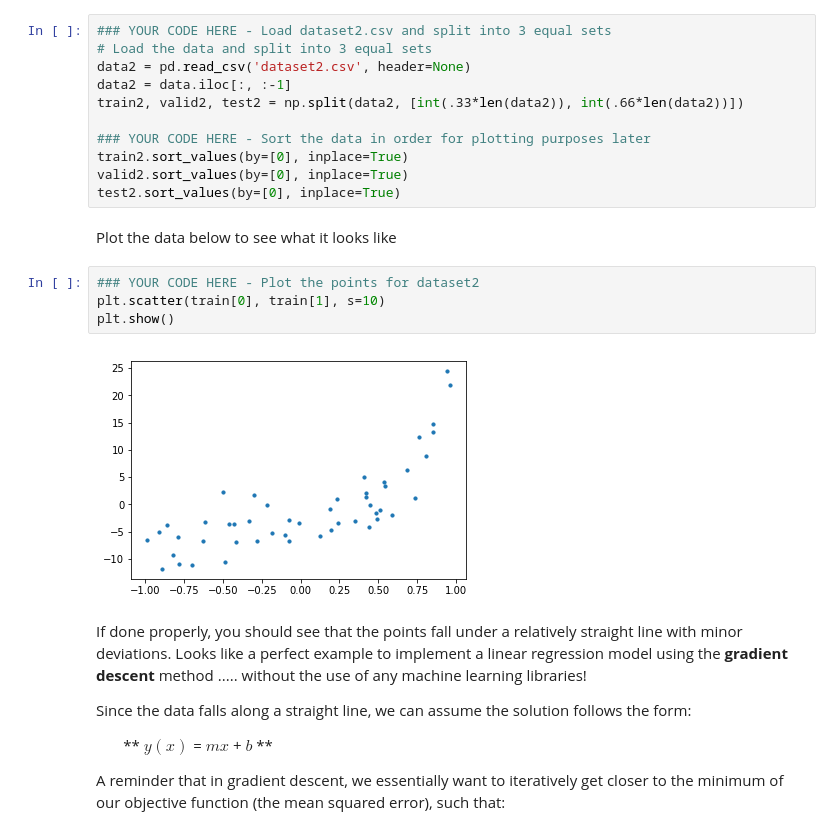
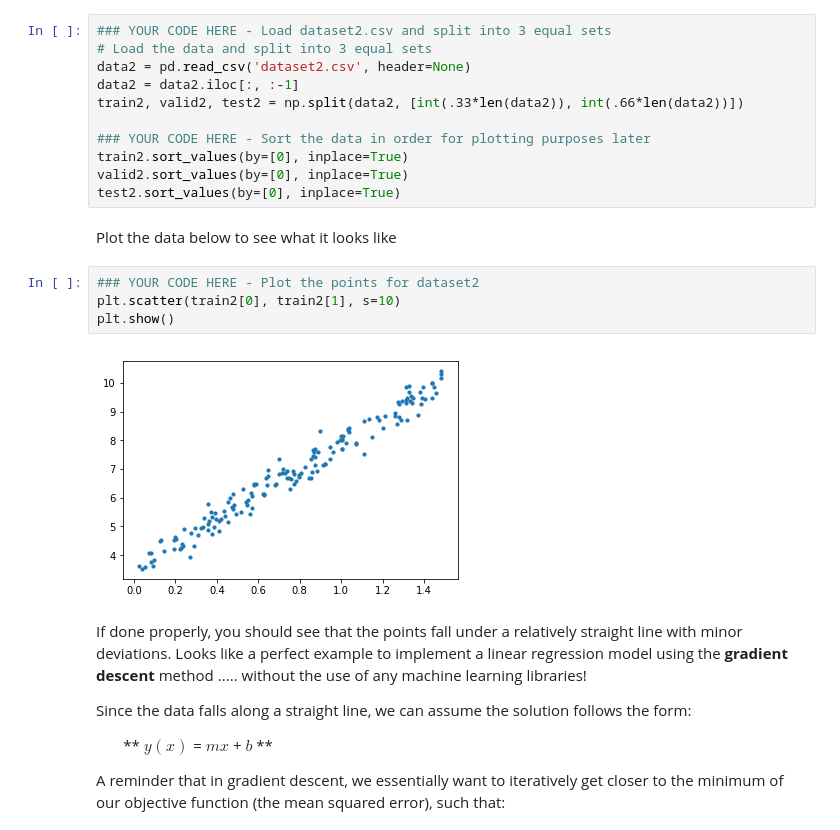
Before and after one commit to McGillAISociety/mais-bootcamp-w2019, a Jupyter notebook: Assignment2/Assignment 2.ipynb, the cells around one changed output. Saved outputs shown, nothing was run; the diff lists cells and outputs as text.

```diff
--- a/Assignment2/Assignment 2.ipynb
+++ b/Assignment2/Assignment 2.ipynb
@@ -239,7 +245,7 @@ For the rest of the assignment, we will use the other dataset named **dataset2.c
 ### YOUR CODE HERE - Load dataset2.csv and split into 3 equal sets
 # Load the data and split into 3 equal sets
 data2 = pd.read_csv('dataset2.csv', header=None)
-data2 = data.iloc[:, :-1]
+data2 = data2.iloc[:, :-1]
 train2, valid2, test2 = np.split(data2, [int(.33*len(data2)), int(.66*len(data2))])
 
 ### YOUR CODE HERE - Sort the data in order for plotting purposes later
@@ -250,10 +256,10 @@ test2.sort_values(by=[0], inplace=True)
 Plot the data below to see what it looks like
 # %%
 ### YOUR CODE HERE - Plot the points for dataset2
-plt.scatter(train[0], train[1], s=10)
+plt.scatter(train2[0], train2[1], s=10)
 plt.show()
 # %% [output]
-[figure, old version]
+[figure, new version]
 # %% [markdown]
 If done properly, you should see that the points fall under a relatively straight line with minor deviations. Looks like a perfect example to implement a linear regression model using the **gradient descent** method ..... without the use of any machine learning libraries!
 
```
Also changed, not shown: parts of 3 cells of this notebook, 1 other file.
